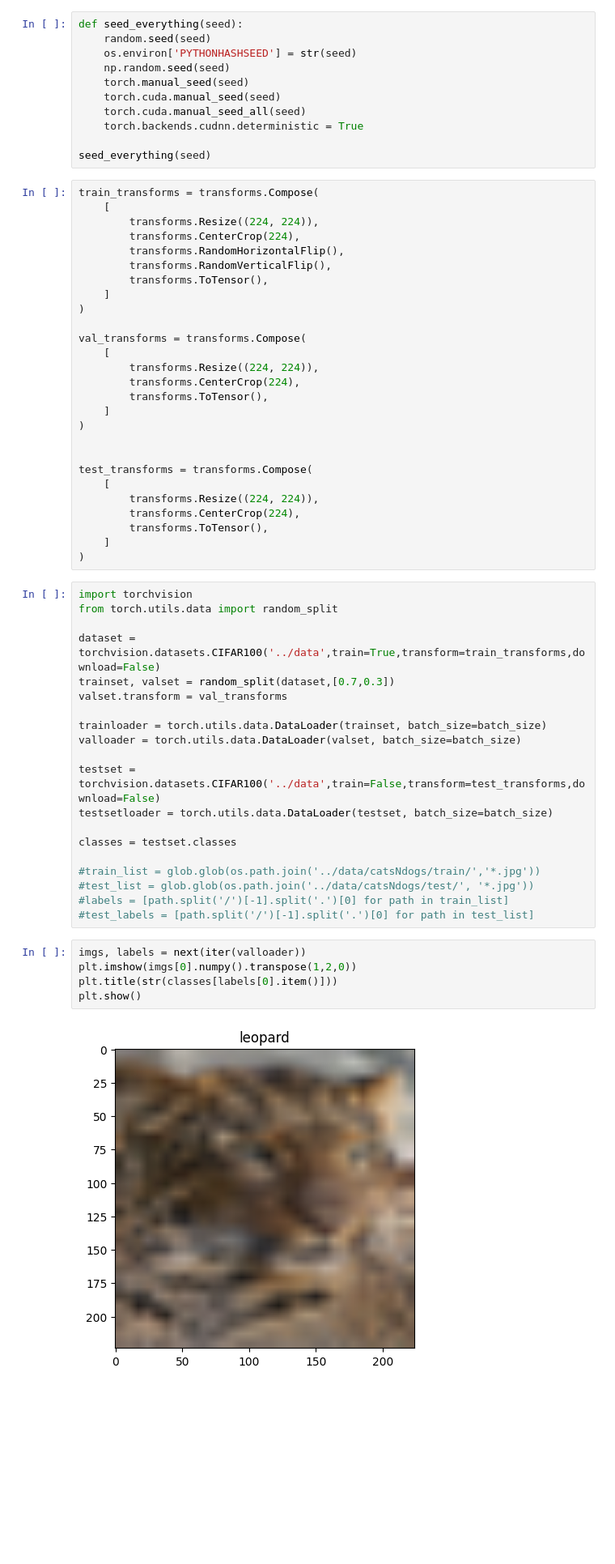
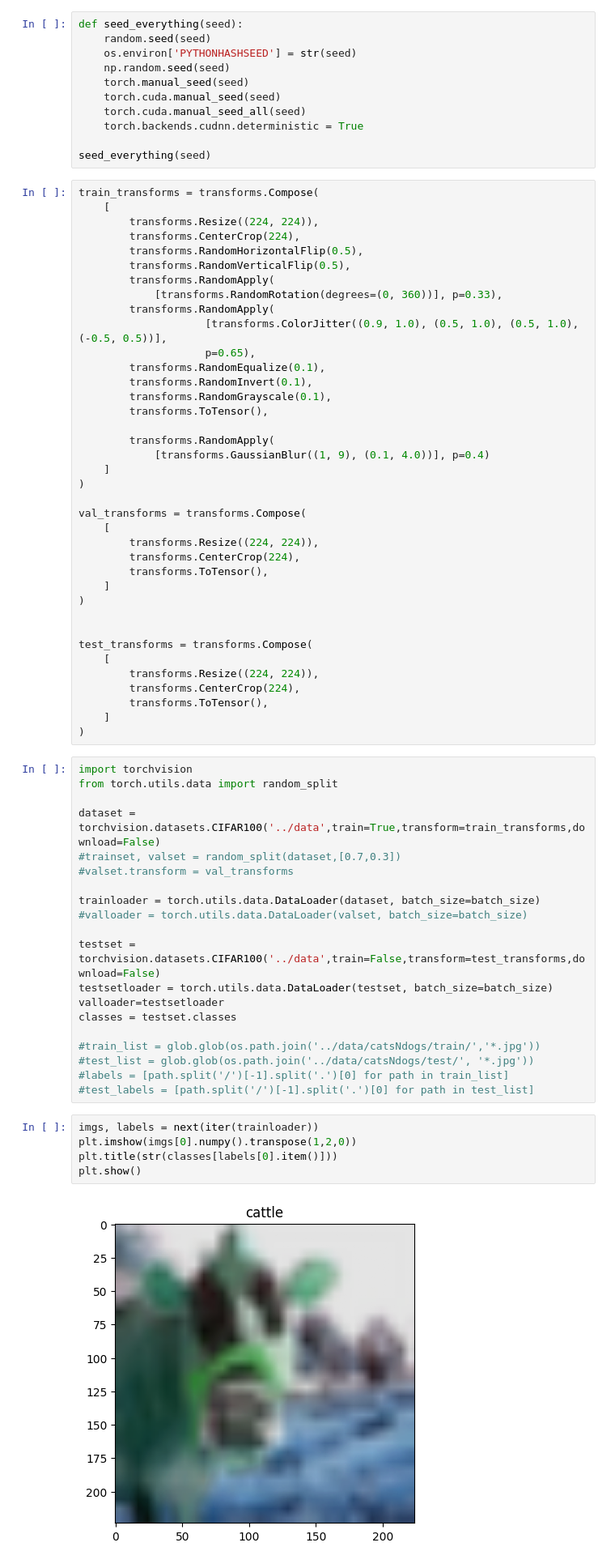
Before and after one commit to theATM/DrCCT, a Jupyter notebook: Vit/testCifar.ipynb, the cells around one changed output. Shown at 81% size. Cells and saved outputs as stored; diff of their text form; blank space fills up the shorter version.

```diff
--- a/Vit/testCifar.ipynb
+++ b/Vit/testCifar.ipynb
@@ -93,9 +93,20 @@ train_transforms = transforms.Compose(
     [
         transforms.Resize((224, 224)),
         transforms.CenterCrop(224),
-        transforms.RandomHorizontalFlip(),
-        transforms.RandomVerticalFlip(),
+        transforms.RandomHorizontalFlip(0.5),
+        transforms.RandomVerticalFlip(0.5),
+        transforms.RandomApply(
+            [transforms.RandomRotation(degrees=(0, 360))], p=0.33),
+        transforms.RandomApply(
+                    [transforms.ColorJitter((0.9, 1.0), (0.5, 1.0), (0.5, 1.0), (-0.5, 0.5))],
+                    p=0.65),
+        transforms.RandomEqualize(0.1),
+        transforms.RandomInvert(0.1),
+        transforms.RandomGrayscale(0.1),
         transforms.ToTensor(),
+
+        transforms.RandomApply(
+            [transforms.GaussianBlur((1, 9), (0.1, 4.0))], p=0.4)
     ]
 )
 
@@ -120,15 +131,15 @@ import torchvision
 from torch.utils.data import random_split
 
 dataset = torchvision.datasets.CIFAR100('../data',train=True,transform=train_transforms,download=False)
-trainset, valset = random_split(dataset,[0.7,0.3])
-valset.transform = val_transforms
+#trainset, valset = random_split(dataset,[0.7,0.3])
+#valset.transform = val_transforms
 
-trainloader = torch.utils.data.DataLoader(trainset, batch_size=batch_size)
-valloader = torch.utils.data.DataLoader(valset, batch_size=batch_size)
+trainloader = torch.utils.data.DataLoader(dataset, batch_size=batch_size)
+#valloader = torch.utils.data.DataLoader(valset, batch_size=batch_size)
 
 testset = torchvision.datasets.CIFAR100('../data',train=False,transform=test_transforms,download=False)
 testsetloader = torch.utils.data.DataLoader(testset, batch_size=batch_size)
-
+valloader=testsetloader
 classes = testset.classes
 
 #train_list = glob.glob(os.path.join('../data/catsNdogs/train/','*.jpg'))
@@ -136,10 +147,10 @@ classes = testset.classes
 #labels = [path.split('/')[-1].split('.')[0] for path in train_list]
 #test_labels = [path.split('/')[-1].split('.')[0] for path in test_list]
 # %%
-imgs, labels = next(iter(valloader))
+imgs, labels = next(iter(trainloader))
 plt.imshow(imgs[0].numpy().transpose(1,2,0))
 plt.title(str(classes[labels[0].item()]))
 plt.show()
 # %% [output]
-[figure, old version]
+[figure, new version]
 # %%
```
Also changed, not shown: parts of 6 cells of this notebook, 3 other files.
